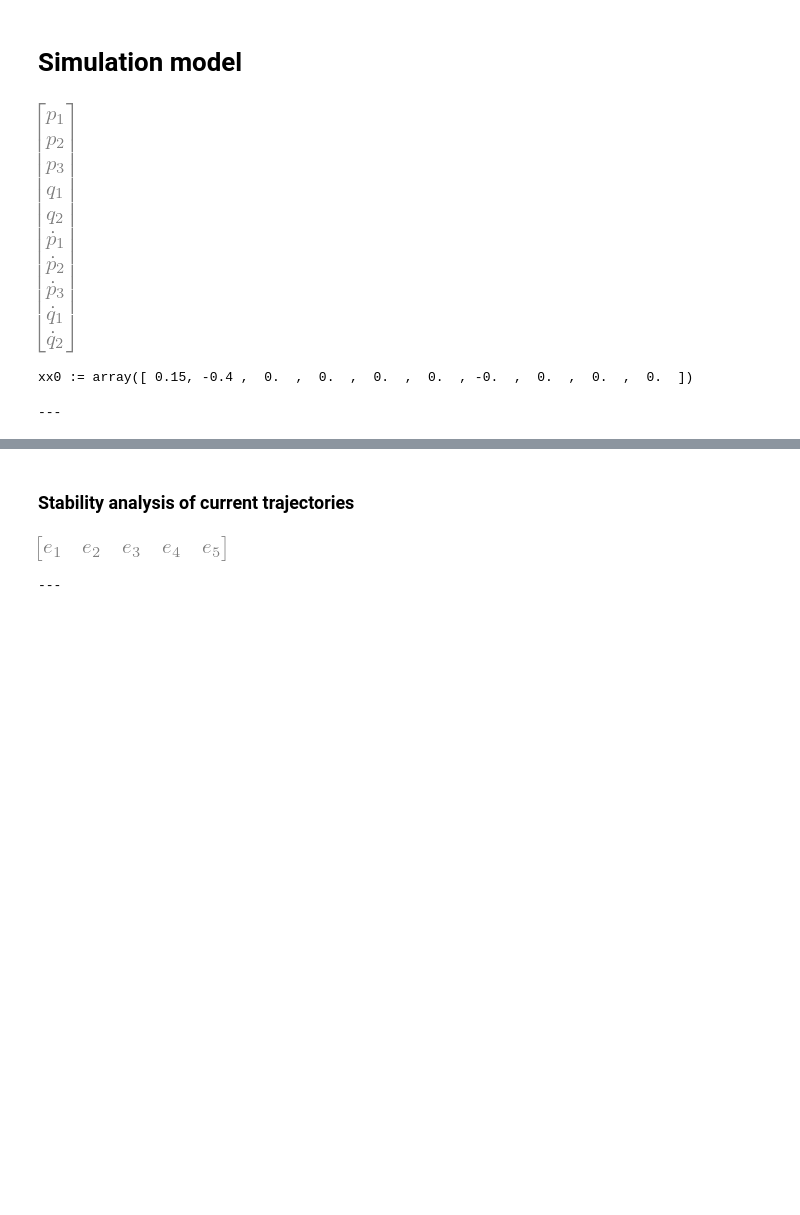
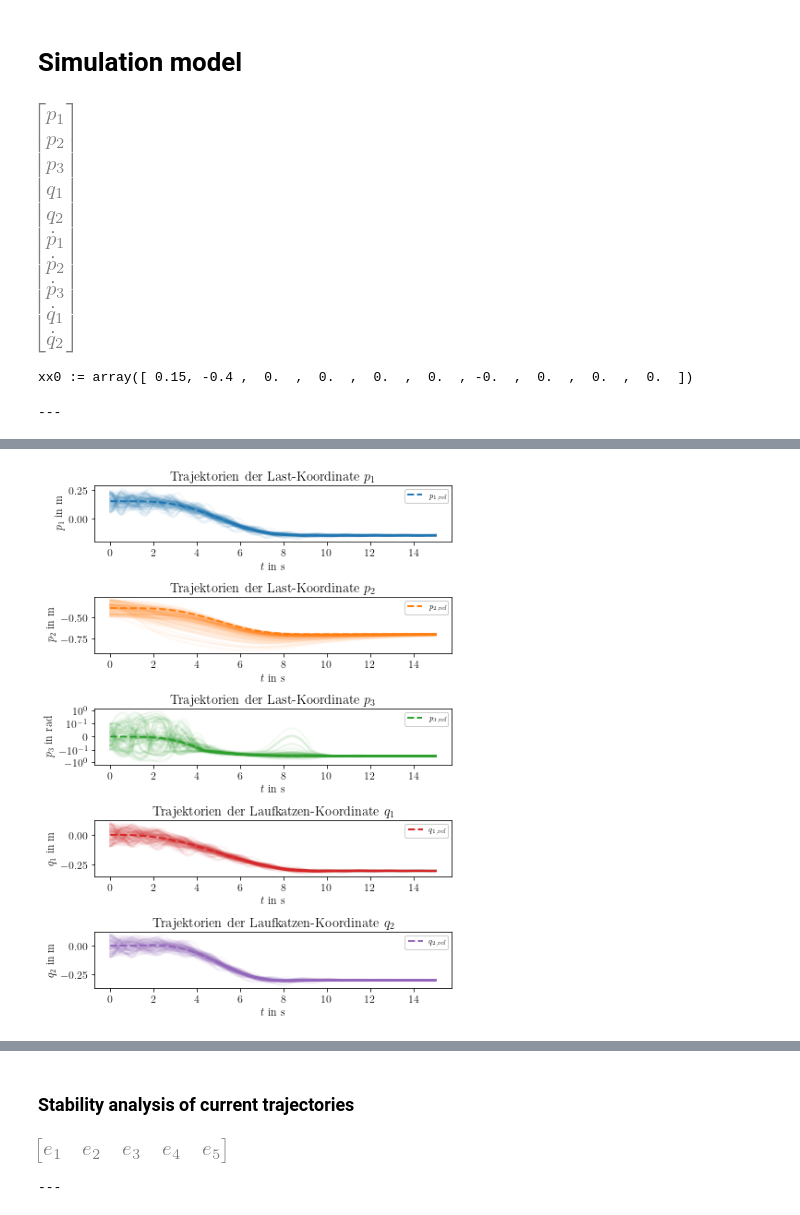
Before and after one commit to wredsen/SA-Wrede, a Jupyter notebook: flatness_notebooks/ODE_flatness_trajectory_control_simulation.ipynb, the cells around one changed output, grey strips where cells are left out. Saved outputs shown, nothing was run; the diff lists cells and outputs as text; code cells hidden in the pictures; blank space fills up the shorter version.

Commit message:
local stuff on PAN111 before its clean up

```diff
--- a/flatness_notebooks/ODE_flatness_trajectory_control_simulation.ipynb
+++ b/flatness_notebooks/ODE_flatness_trajectory_control_simulation.ipynb
@@ -370,0 +423,7 @@ array([ 0.25, -0.55,  0.15,  0.1 ,  0.05,  0.  ,  0.  ,  0.  ,  0.  ,  0.  ])
+# %%
+%%time
+res_ensemble = []
+
+for i in range(0,ensemble_size):
+    res_i = sc_integrate.odeint(rhs, xx0_ensemble[i], tt)
+    res_ensemble = [*res_ensemble, res_i]
@@ -370,0 +433,7 @@ array([ 0.25, -0.55,  0.15,  0.1 ,  0.05,  0.  ,  0.  ,  0.  ,  0.  ,  0.  ])
+# %%
+%%time
+res_ensemble_c = []
+
+for i in range(0,ensemble_size):
+    res_i = sc_integrate.odeint(rhs_c, xx0_ensemble[i], tt)
+    res_ensemble = [*res_ensemble_c, res_i]
@@ -370,0 +443,68 @@ array([ 0.25, -0.55,  0.15,  0.1 ,  0.05,  0.  ,  0.  ,  0.  ,  0.  ,  0.  ])
+# %%
+def theta_traj_func_continued(theta_func, times, len_continued):
+    theta_before_end = theta_func(times)
+    theta_traj = npy.append(theta_before_end, theta_before_end[-1]*npy.ones(len_continued))
+    return theta_traj
+# %%
+plt.rcParams['text.usetex'] = True  # LaTeX-aktivieren
+plt.rcParams['font.size'] = 12
+plt.rcParams['legend.fontsize'] = 8
+plt.rcParams['figure.subplot.bottom'] = .18
+plt.rcParams['figure.subplot.left'] = .20
+plt.rcParams['figure.subplot.top'] = .98
+plt.rcParams['figure.subplot.right'] = .96
+plt.rcParams['font.family'] = 'serif'
+
+# Plot-Größe und Skalierungsfaktor
+mm = 1./25.4  # mm to inch
+scale = 1
+fs = [180*mm*scale, 240*mm*scale]
+fig1 = plt.figure(1, figsize=fs)
+
+
+#plt.rcParams['figure.figsize'] = [25, 20]
+fig, axs = plt.subplots(5, 1, figsize=fs)
+plt.subplots_adjust(hspace = 1.0)
+
+alpha_ensemble = 0.05
+
+for i in range(0,ensemble_size):
+    axs[0].plot(tt[:1500], res_ensemble[i][:1500, 0], '#1f77b4', linewidth=2.0, alpha=alpha_ensemble)
+    axs[1].plot(tt[:1500], res_ensemble[i][:1500, 1], '#ff7f0e', linewidth=2.0, alpha=alpha_ensemble)
+    axs[2].plot(tt[:1500], res_ensemble[i][:1500, 2], '#2ca02c', linewidth=2.0, alpha=alpha_ensemble)
+axs[0].plot(tt[:1500], theta_traj_func_continued(p1_traj_func, tt[:1000], 500), '#1f77b4', linestyle='--', label=r'$p_{1,\mathrm{ref}}$', linewidth=2.0)
+axs[1].plot(tt[:1500], theta_traj_func_continued(p2_traj_func, tt[:1000], 500), '#ff7f0e', linestyle='--', label=r'$p_{2,\mathrm{ref}}$', linewidth=2.0)
+axs[2].plot(tt[:1500], theta_traj_func_continued(p3_traj_func, tt[:1000], 500), '#2ca02c', linestyle='--', label=r'$p_{3,\mathrm{ref}}$', linewidth=2.0)
+
+for i in range(0,ensemble_size):
+    axs[3].plot(tt[:1500], res_ensemble[i][:1500, 3], '#d62728', linewidth=2.0, alpha=alpha_ensemble)
+    axs[4].plot(tt[:1500], res_ensemble[i][:1500, 4], '#9467bd', linewidth=2.0, alpha=alpha_ensemble)
+axs[3].plot(tt[:1500], theta_traj_func_continued(q1_traj_func, tt[:1000], 500), '#d62728', linestyle='--', label=r'$q_{1,\mathrm{ref}}$', linewidth=2.0)
+axs[4].plot(tt[:1500], theta_traj_func_continued(q2_traj_func, tt[:1000], 500), '#9467bd', linestyle='--', label=r'$q_{2,\mathrm{ref}}$', linewidth=2.0)
+
+axs[0].legend(fancybox=True, framealpha=1.0)
+axs[0].set_title('Trajektorien der Last-Koordinate $p_1$')
+axs[0].set_xlabel(r'$t~\mathrm{in~s}$')
+axs[0].set_ylabel('$p_1 ~ \mathrm{in~ m}$')
+axs[1].legend(fancybox=True, framealpha=1.0)
+axs[1].set_title('Trajektorien der Last-Koordinate $p_2$')
+axs[1].set_xlabel(r'$t~\mathrm{in~s}$')
+axs[1].set_ylabel('$p_2 ~ \mathrm{in~ m}$')
+axs[2].legend(fancybox=True, framealpha=1.0)
+axs[2].set_title('Trajektorien der Last-Koordinate $p_3$')
+axs[2].set_xlabel(r'$t~\mathrm{in~s}$')
+axs[2].set_ylabel('$p_3 ~ \mathrm{in~ rad}$')
+axs[2].set_yscale("symlog", linthresh=1e-1)
+axs[2].set_yticks([-1, -1e-1, 0, 1e-1, 1])
+axs[3].legend(fancybox=True, framealpha=1.0)
+axs[3].set_title('Trajektorien der Laufkatzen-Koordinate $q_1$')
+axs[3].set_xlabel(r'$t~\mathrm{in~s}$')
+axs[3].set_ylabel('$q_1  ~ \mathrm{in~ m}$')
+axs[4].legend(fancybox=True, framealpha=1.0)
+axs[4].set_title('Trajektorien der Laufkatzen-Koordinate $q_2$')
+axs[4].set_xlabel(r'$t~\mathrm{in~s}$')
+axs[4].set_ylabel('$q_2  ~ \mathrm{in~ m}$')
+
+plt.savefig('feedforward_lin_selection_initial_error_ensemble.pdf', bbox_inches='tight')
+plt.show()
+# %% [output]
@@ -370,0 +512 @@ array([ 0.25, -0.55,  0.15,  0.1 ,  0.05,  0.  ,  0.  ,  0.  ,  0.  ,  0.  ])
+[figure, added]
```
Also changed, not shown: parts of 37 cells of this notebook, 41 other files.
